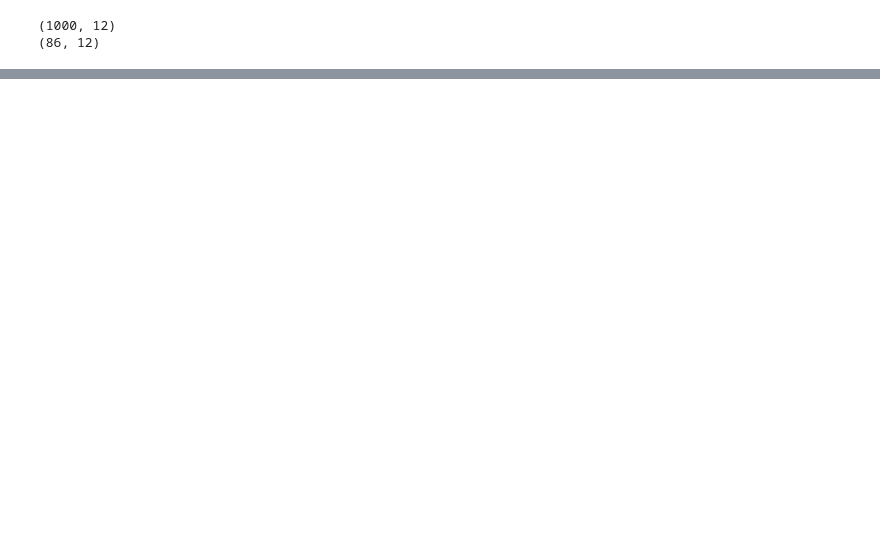
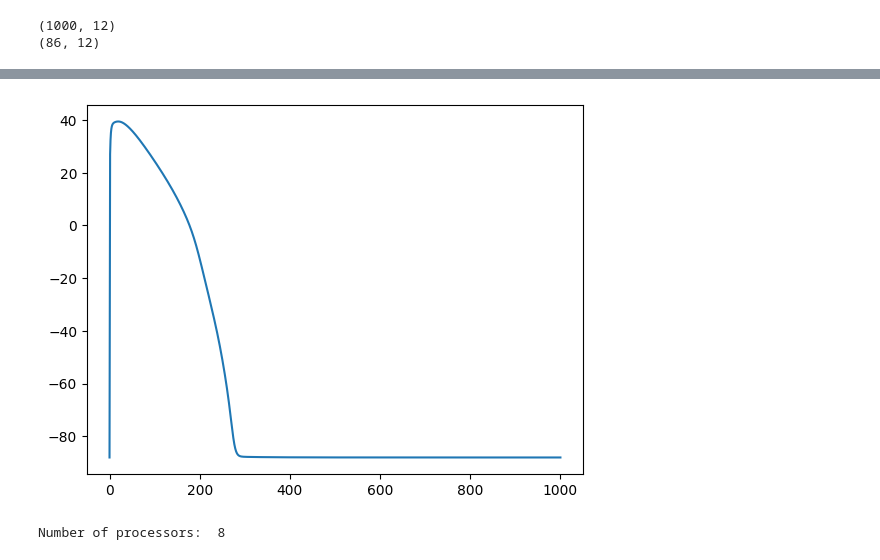
Before and after one commit to abraaum/master_project, a Jupyter notebook: Python/testing.ipynb, the cells around one changed output, grey strips where cells are left out. Cells and saved outputs as stored; diff of their text form; code cells hidden in the pictures; blank space fills up the shorter version.

```diff
--- a/Python/testing.ipynb
+++ b/Python/testing.ipynb
@@ -1238,0 +1480,60 @@ array([1.07094787, 1.16439342, 0.82684596, 0.85041942, 0.52788752,
+# %%
+import numpy as np
+from scipy.integrate import odeint
+import ORdmm_Land_em_coupling as model
+import matplotlib.pyplot as plt
+import tqdm
+
+import importlib
+importlib.reload(model)
+
+# Initial states
+y0 = model.init_state_values()
+# Parameters, celltype=0 => endo
+parameters = model.init_parameter_values(drug_INa=0.0021,
+                                         IC50_INa=31.9,
+                                         h_INa=0.54,
+                                         #
+                                         drug_IKr=0.0021,
+                                         IC50_IKr=0.013,
+                                         h_IKr=1.56,
+                                         #
+                                         drug_ICaL=0.0021,
+                                         IC50_ICaL=201,
+                                         h_ICaL=1,
+                                         #
+                                         drug_INaL=0,
+                                         IC50_INaL=0,
+                                         h_INaL=0,
+                                         #
+                                         drug_IKs=0.0021,
+                                         IC50_IKs=135,
+                                         h_IKs=1,
+                                         #
+                                         drug_Ito=0.0021,
+                                         IC50_Ito=300,
+                                         h_Ito=1,
+                                         #
+                                         drug_IK1=0,
+                                         IC50_IK1=0,
+                                         h_IK1=0,
+                                         #
+                                         )
+
+for i in tqdm.tqdm(range(10)):
+    y = odeint(model_coup.rhs, y0, tsteps, args=(parameters,))
+    y0 = y[-1]
+
+# Time steps
+T = np.arange(0.0, 1000, 0.1)
+Y = odeint(model.rhs, y0, T, args=(parameters,))
+plt.plot(T, Y[:, model.state_indices("v")])
+
+plt.show()
+# %% [output]
+[figure, added]
+# %%
+import multiprocessing as mp
+print("Number of processors: ", mp.cpu_count())
+# %% [output]
+Number of processors:  8
```
Also changed, not shown: parts of 13 cells of this notebook, 7 other files.
